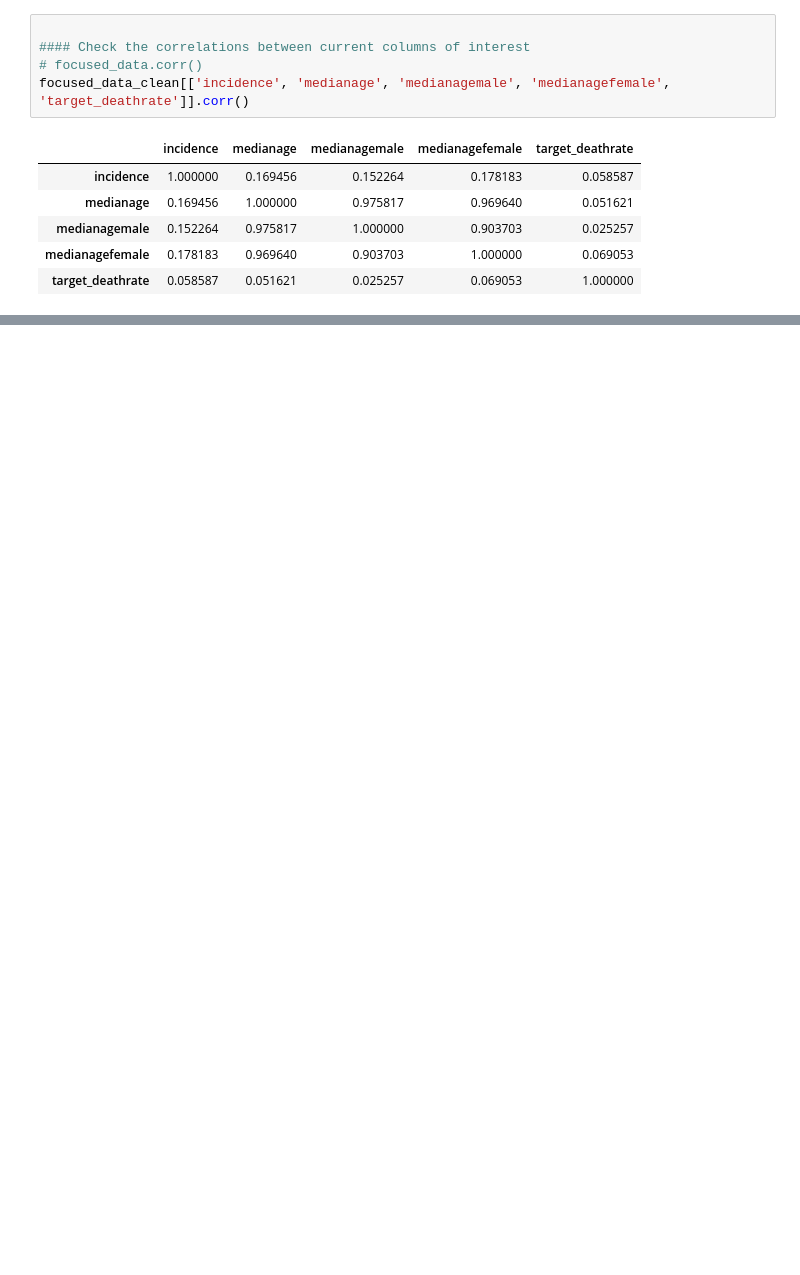
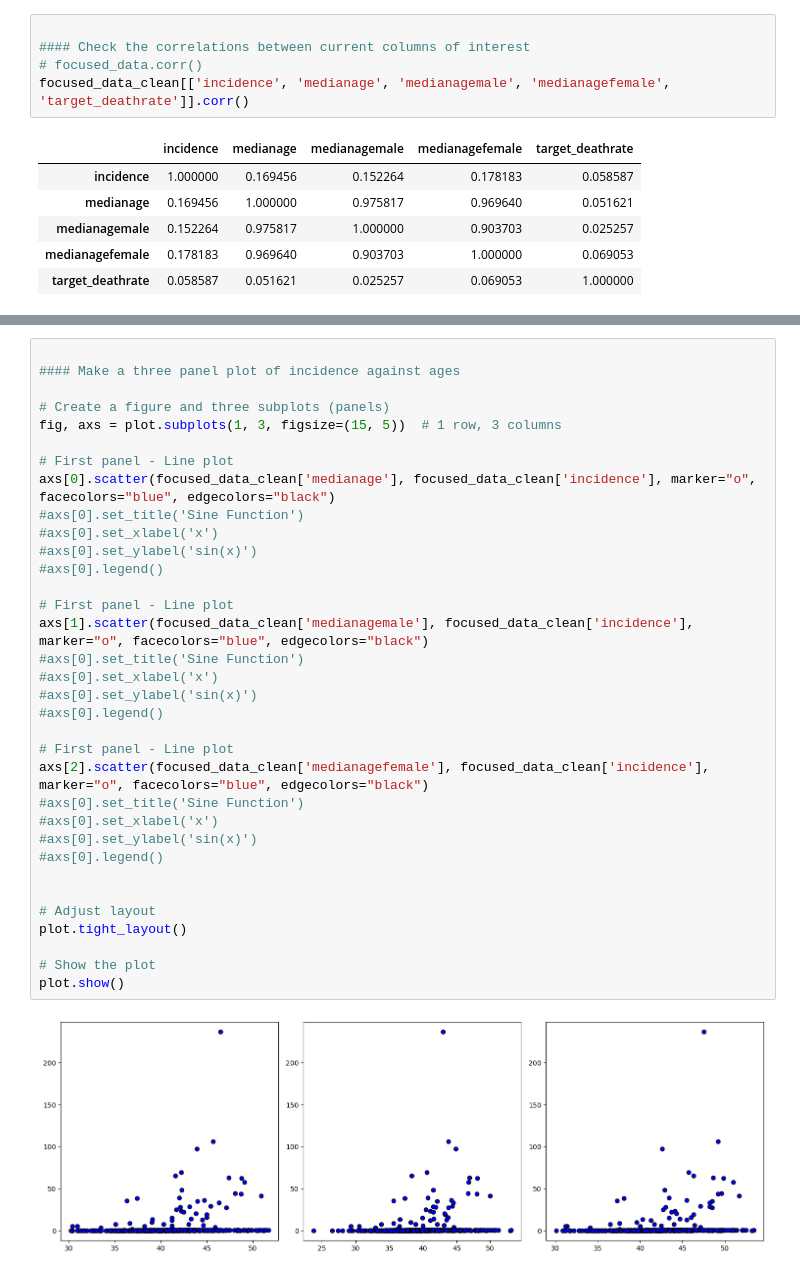
Before and after one commit to jordanskesner/plotters-against-cancer, a Jupyter notebook: Jordan_Project1.ipynb, the cells around one changed output, grey strips where cells are left out. Cells and saved outputs as stored; diff of their text form; blank space fills up the shorter version.

```diff
--- a/Jordan_Project1.ipynb
+++ b/Jordan_Project1.ipynb
@@ -222,0 +262,36 @@ plt.show()
+# %%
+
+#### Make a three panel plot of incidence against ages
+
+# Create a figure and three subplots (panels)
+fig, axs = plot.subplots(1, 3, figsize=(15, 5))  # 1 row, 3 columns
+
+# First panel - Line plot
+axs[0].scatter(focused_data_clean['medianage'], focused_data_clean['incidence'], marker="o", facecolors="blue", edgecolors="black")
+#axs[0].set_title('Sine Function')
+#axs[0].set_xlabel('x')
+#axs[0].set_ylabel('sin(x)')
+#axs[0].legend()
+
+# First panel - Line plot
+axs[1].scatter(focused_data_clean['medianagemale'], focused_data_clean['incidence'], marker="o", facecolors="blue", edgecolors="black")
+#axs[0].set_title('Sine Function')
+#axs[0].set_xlabel('x')
+#axs[0].set_ylabel('sin(x)')
+#axs[0].legend()
+
+# First panel - Line plot
+axs[2].scatter(focused_data_clean['medianagefemale'], focused_data_clean['incidence'], marker="o", facecolors="blue", edgecolors="black")
+#axs[0].set_title('Sine Function')
+#axs[0].set_xlabel('x')
+#axs[0].set_ylabel('sin(x)')
+#axs[0].legend()
+
+
+# Adjust layout
+plot.tight_layout()
+
+# Show the plot
+plot.show()
+# %% [output]
+[figure, added]
```
Also changed, not shown: parts of 7 cells of this notebook.
